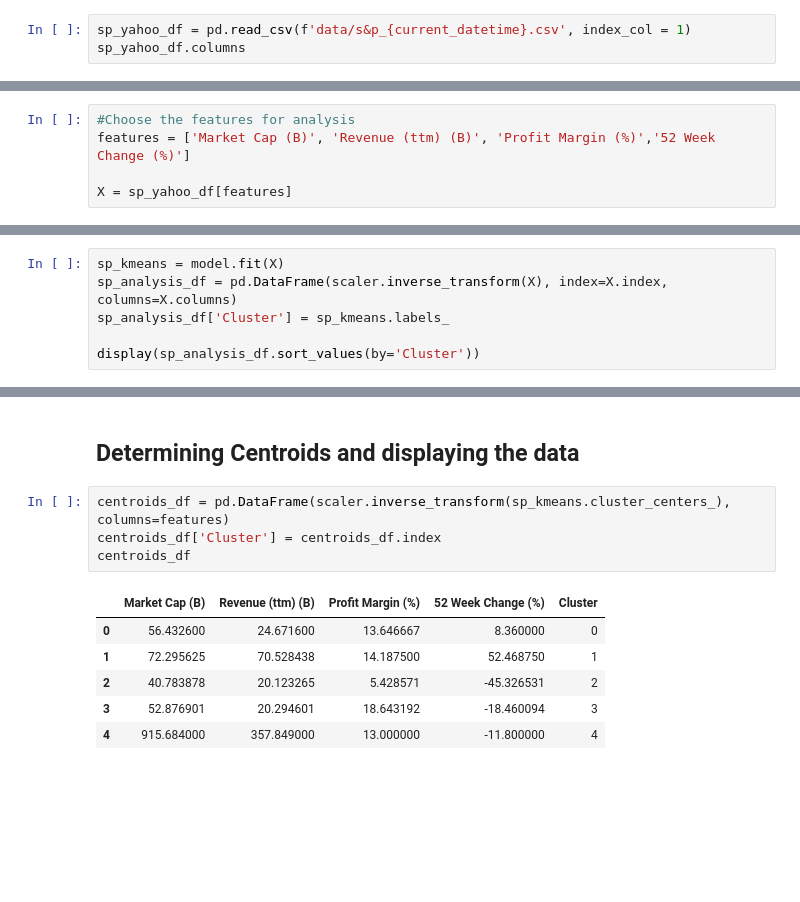
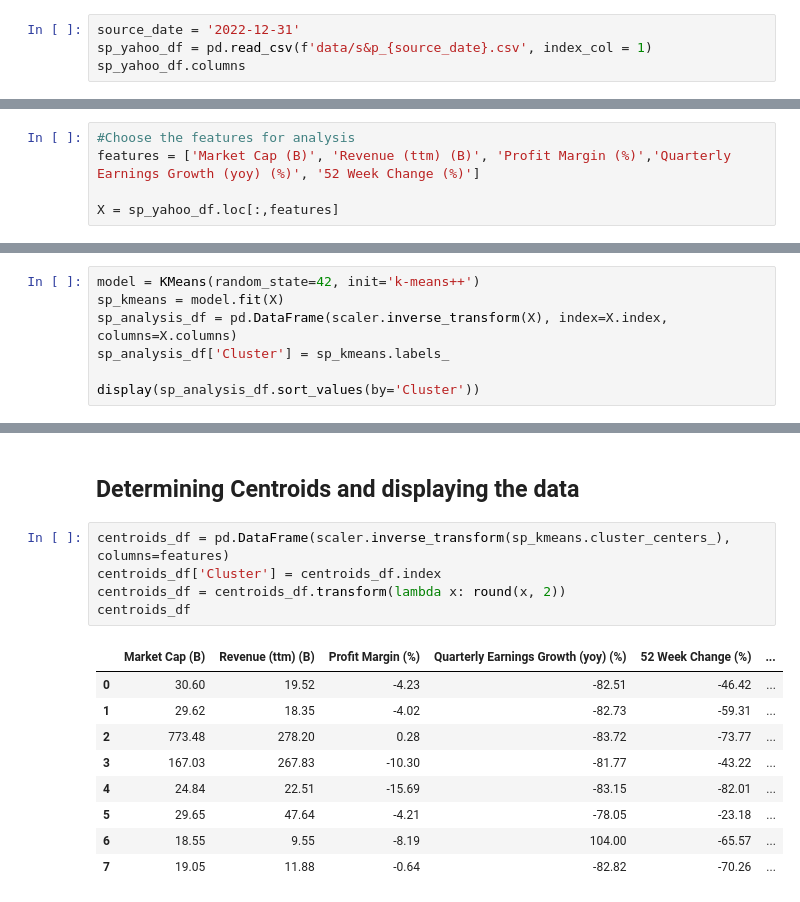
Before and after one commit to sienlonglim/financial_analysis_forecasting, a Jupyter notebook: p2_segment_analysis.ipynb, the cells around one changed output, grey strips where cells are left out. Saved outputs shown, nothing was run; the diff lists cells and outputs as text; blank space fills up the shorter version.

```diff
--- a/p2_segment_analysis.ipynb
+++ b/p2_segment_analysis.ipynb
@@ -14,7 +18,8 @@ import re
 <h2>Item 1 - S&P segment analysis</h2>
 <h3>Choosing the features from the selected portfolio</h3>
 # %%
-sp_yahoo_df = pd.read_csv(f'data/s&p_{current_datetime}.csv', index_col = 1)
+source_date = '2022-12-31'
+sp_yahoo_df = pd.read_csv(f'data/s&p_{source_date}.csv', index_col = 1)
 sp_yahoo_df.columns
 # %% [output]
 Index(['Unnamed: 0', 'Market Cap (B)', 'Enterprise Value (B)', 'Trailing P/E',
@@ -36,9 +41,9 @@ Index(['Unnamed: 0', 'Market Cap (B)', 'Enterprise Value (B)', 'Trailing P/E',
       dtype='object')
 # %%
 #Choose the features for analysis
-features = ['Market Cap (B)', 'Revenue (ttm) (B)', 'Profit Margin (%)','52 Week Change (%)']
+features = ['Market Cap (B)', 'Revenue (ttm) (B)', 'Profit Margin (%)','Quarterly Earnings Growth (yoy) (%)', '52 Week Change (%)']
 
-X = sp_yahoo_df[features]
+X = sp_yahoo_df.loc[:,features]
 # %% [markdown]
 <h3>Quick visualisation of the relationships</h3>
 # %%
@@ -89,4 +95,5 @@ model = KMeans(n_clusters=k,
 # %%
+model = KMeans(random_state=42, init='k-means++')
 sp_kmeans = model.fit(X)
 sp_analysis_df = pd.DataFrame(scaler.inverse_transform(X), index=X.index, columns=X.columns)
 sp_analysis_df['Cluster'] = sp_kmeans.labels_
@@ -112,11 +119,15 @@ display(sp_analysis_df.sort_values(by='Cluster'))
 # %%
 centroids_df = pd.DataFrame(scaler.inverse_transform(sp_kmeans.cluster_centers_), columns=features)
 centroids_df['Cluster'] = centroids_df.index
+centroids_df = centroids_df.transform(lambda x: round(x, 2))
 centroids_df
 # %% [output]
-|  | Market Cap (B) | Revenue (ttm) (B) | Profit Margin (%) | 52 Week Change (%) | Cluster |
-| 0 | 56.432600 | 24.671600 | 13.646667 | 8.360000 | 0 |
-| 1 | 72.295625 | 70.528438 | 14.187500 | 52.468750 | 1 |
-| 2 | 40.783878 | 20.123265 | 5.428571 | -45.326531 | 2 |
-| 3 | 52.876901 | 20.294601 | 18.643192 | -18.460094 | 3 |
-| 4 | 915.684000 | 357.849000 | 13.000000 | -11.800000 | 4 |
+|  | Market Cap (B) | Revenue (ttm) (B) | Profit Margin (%) | Quarterly Earnings Growth (yoy) (%) | 52 Week Change (%) | ... |
+| 0 | 30.60 | 19.52 | -4.23 | -82.51 | -46.42 | ... |
+| 1 | 29.62 | 18.35 | -4.02 | -82.73 | -59.31 | ... |
+| 2 | 773.48 | 278.20 | 0.28 | -83.72 | -73.77 | ... |
+| 3 | 167.03 | 267.83 | -10.30 | -81.77 | -43.22 | ... |
+| 4 | 24.84 | 22.51 | -15.69 | -83.15 | -82.01 | ... |
+| 5 | 29.65 | 47.64 | -4.21 | -78.05 | -23.18 | ... |
+| 6 | 18.55 | 9.55 | -8.19 | 104.00 | -65.57 | ... |
+| 7 | 19.05 | 11.88 | -0.64 | -82.82 | -70.26 | ... |
```
Also changed, not shown: parts of 20 cells of this notebook, 1 other file.
